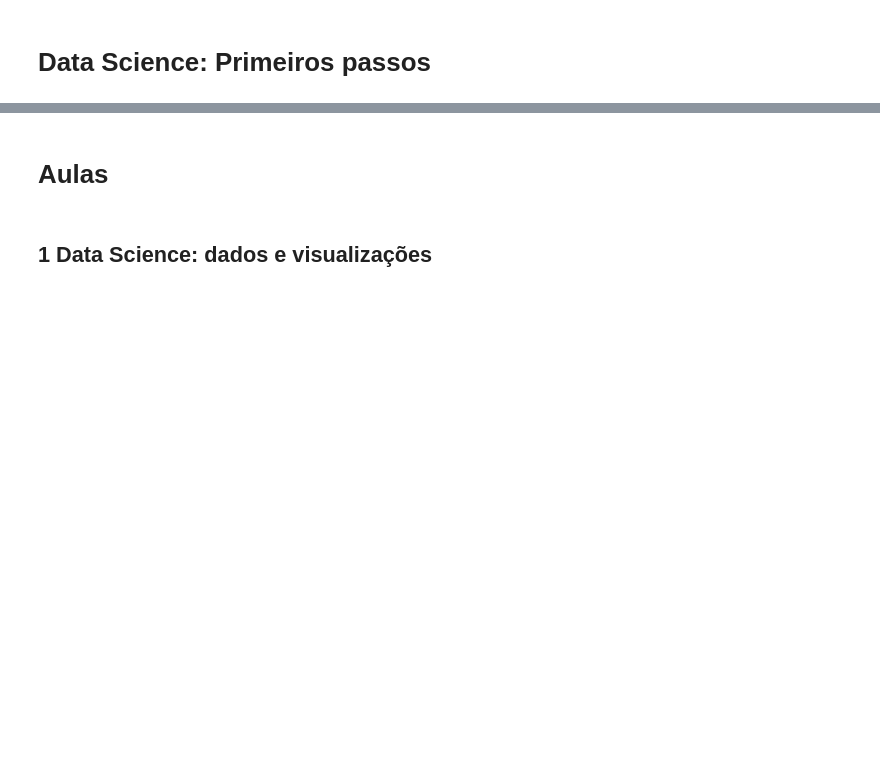
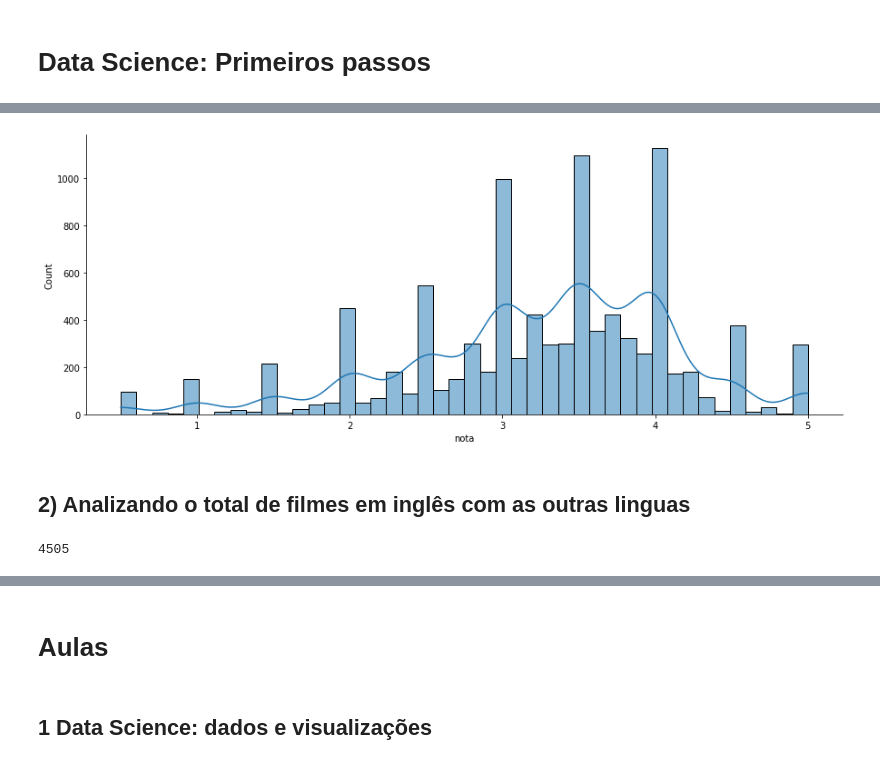
Before and after one commit to 1-aquila-1/data-science, a Jupyter notebook: 01-primeiros-passos/primeiros_passos.ipynb, the cells around one changed output, grey strips where cells are left out. Saved outputs shown, nothing was run; the diff lists cells and outputs as text; code cells hidden in the pictures; blank space fills up the shorter version.

```diff
--- a/01-primeiros-passos/primeiros_passos.ipynb
+++ b/01-primeiros-passos/primeiros_passos.ipynb
@@ -22,0 +23,4 @@ total_outras_linguas = outras_linguas['original_language'].value_counts()
+# %%
+notas = pd.read_csv('ratings.csv')
+notas.columns = ["usuarioId", "filmeId", "nota", "momento"]
+notas.head()
@@ -22,0 +34,9 @@ total_outras_linguas = outras_linguas['original_language'].value_counts()
+# %%
+medias_por_filmes = notas.groupby('filmeId')['nota'].mean()
+medias_por_filmes = medias_por_filmes.reset_index()
+# %%
+mpf = sns.displot(data=medias_por_filmes, x = 'nota', kde=True, aspect=2.5)
+# %% [output]
+[figure, added]
+# %% [markdown]
+## 2) Analizando o total de filmes em inglês com as outras linguas
@@ -22,0 +46,4 @@ total_outras_linguas = outras_linguas['original_language'].value_counts()
+# %%
+total_filmes_ingles[0]
+# %% [output]
+4505
```
Also changed, not shown: parts of 13 cells of this notebook.
